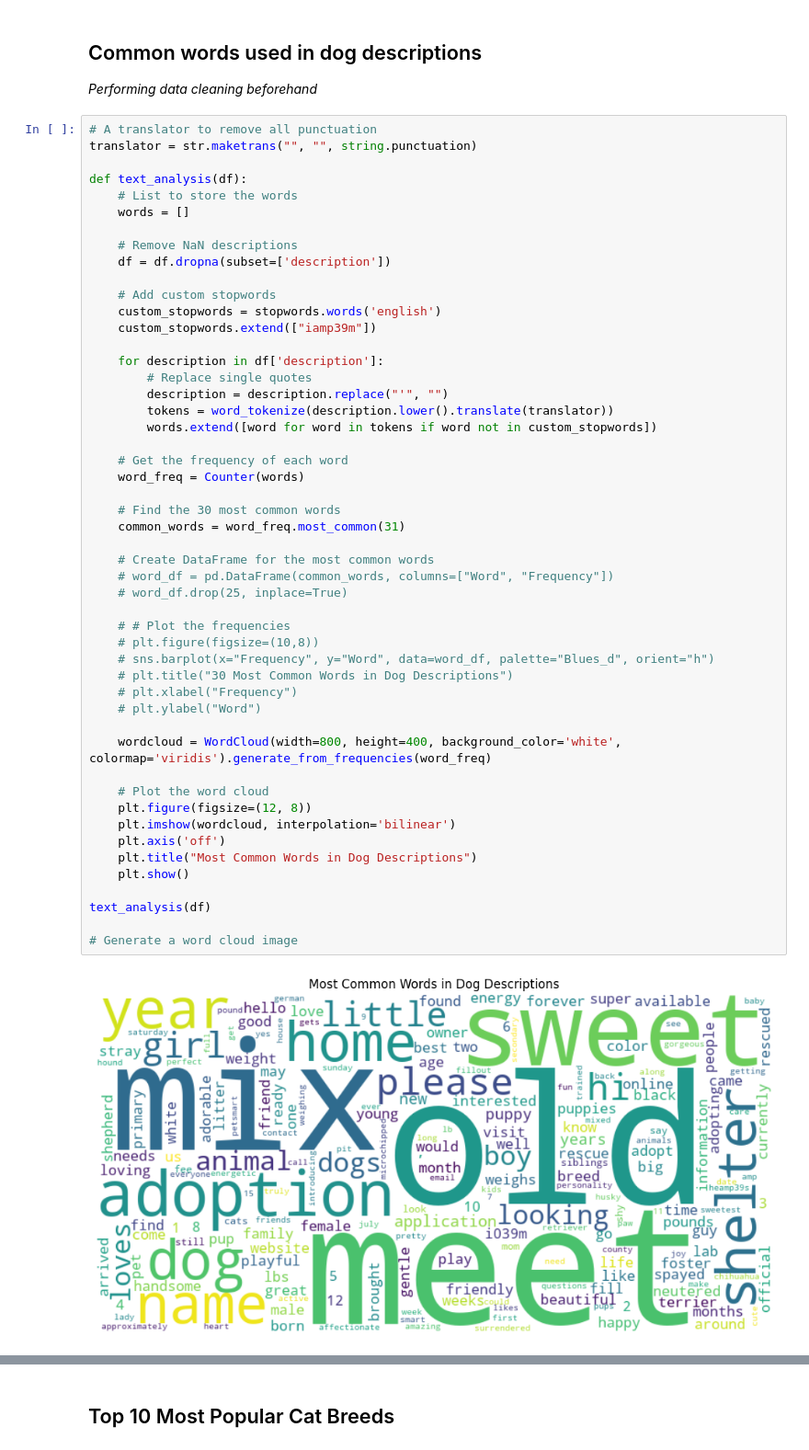
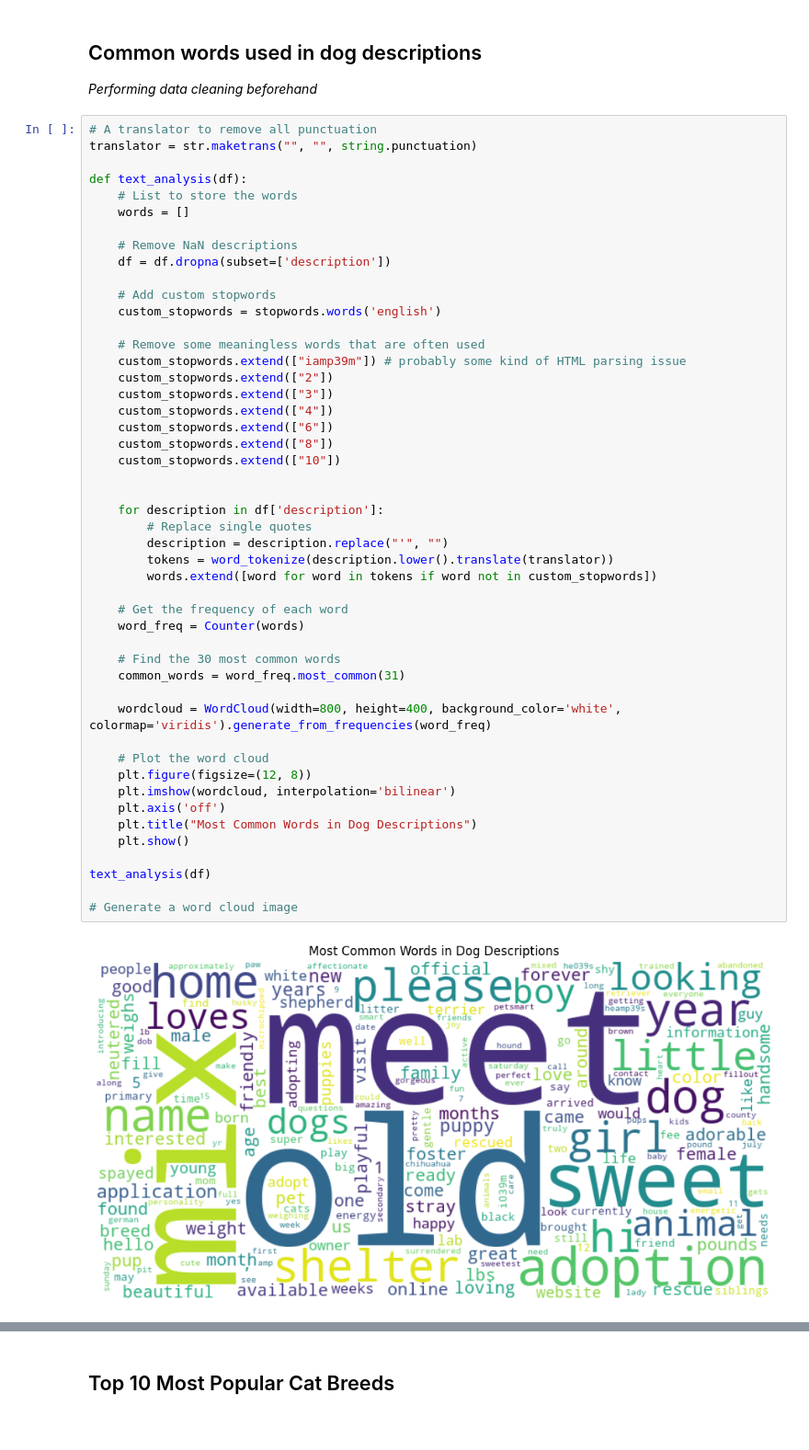
Before and after one commit to violeta-kastreva/pet-adoption-rates-research, a Jupyter notebook: pets-research.ipynb, the cells around one changed output, grey strips where cells are left out. Shown at 92% size. Cells and saved outputs as stored; diff of their text form.

```diff
--- a/pets-research.ipynb
+++ b/pets-research.ipynb
@@ -186,44 +224,42 @@ def text_analysis(df):
     df = df.dropna(subset=['description'])
 
     # Add custom stopwords
     custom_stopwords = stopwords.words('english')
-    custom_stopwords.extend(["iamp39m"])
+
+    # Remove some meaningless words that are often used
+    custom_stopwords.extend(["iamp39m"]) # probably some kind of HTML parsing issue
+    custom_stopwords.extend(["2"])
+    custom_stopwords.extend(["3"])
+    custom_stopwords.extend(["4"])
+    custom_stopwords.extend(["6"])
+    custom_stopwords.extend(["8"])
+    custom_stopwords.extend(["10"])
+
 
     for description in df['description']:
         # Replace single quotes
         description = description.replace("'", "")
         tokens = word_tokenize(description.lower().translate(translator))
         words.extend([word for word in tokens if word not in custom_stopwords])
 
     # Get the frequency of each word
     word_freq = Counter(words)
 
     # Find the 30 most common words
     common_words = word_freq.most_common(31)
 
-    # Create DataFrame for the most common words
-    # word_df = pd.DataFrame(common_words, columns=["Word", "Frequency"])
-    # word_df.drop(25, inplace=True)
-
-    # # Plot the frequencies
-    # plt.figure(figsize=(10,8))
-    # sns.barplot(x="Frequency", y="Word", data=word_df, palette="Blues_d", orient="h")
-    # plt.title("30 Most Common Words in Dog Descriptions")
-    # plt.xlabel("Frequency")
-    # plt.ylabel("Word")
-
     wordcloud = WordCloud(width=800, height=400, background_color='white', colormap='viridis').generate_from_frequencies(word_freq)
 
     # Plot the word cloud
     plt.figure(figsize=(12, 8))
     plt.imshow(wordcloud, interpolation='bilinear')
     plt.axis('off')
     plt.title("Most Common Words in Dog Descriptions")
     plt.show()
 
 text_analysis(df)
 
 # Generate a word cloud image
 # %% [output]
-[figure, old version]
+[figure, new version]
 # %% [markdown]
```
Also changed, not shown: parts of 29 cells of this notebook, 1 other file.
